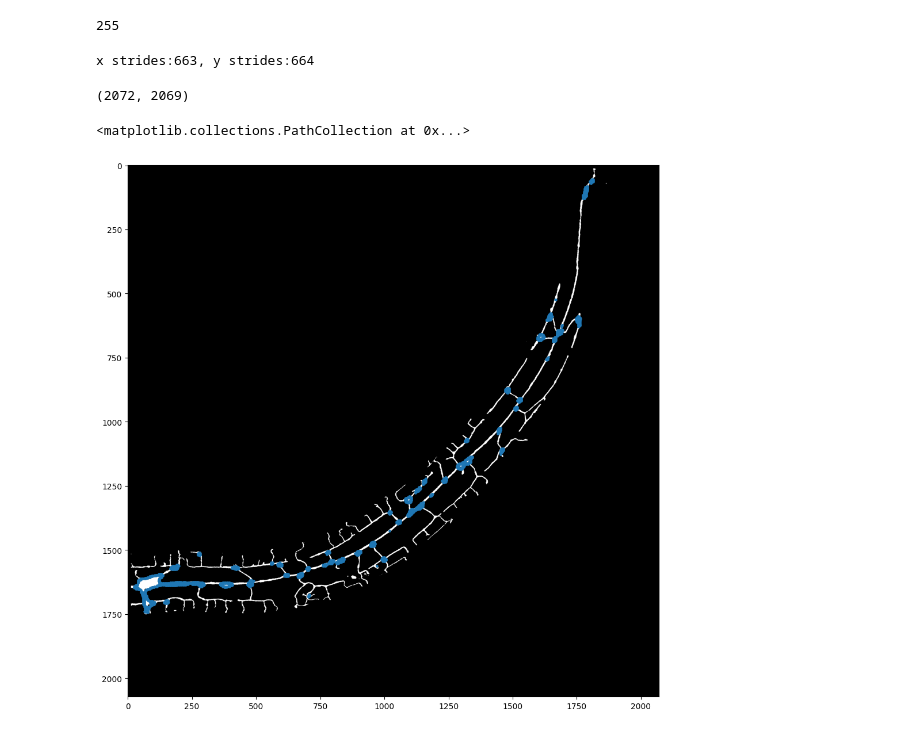
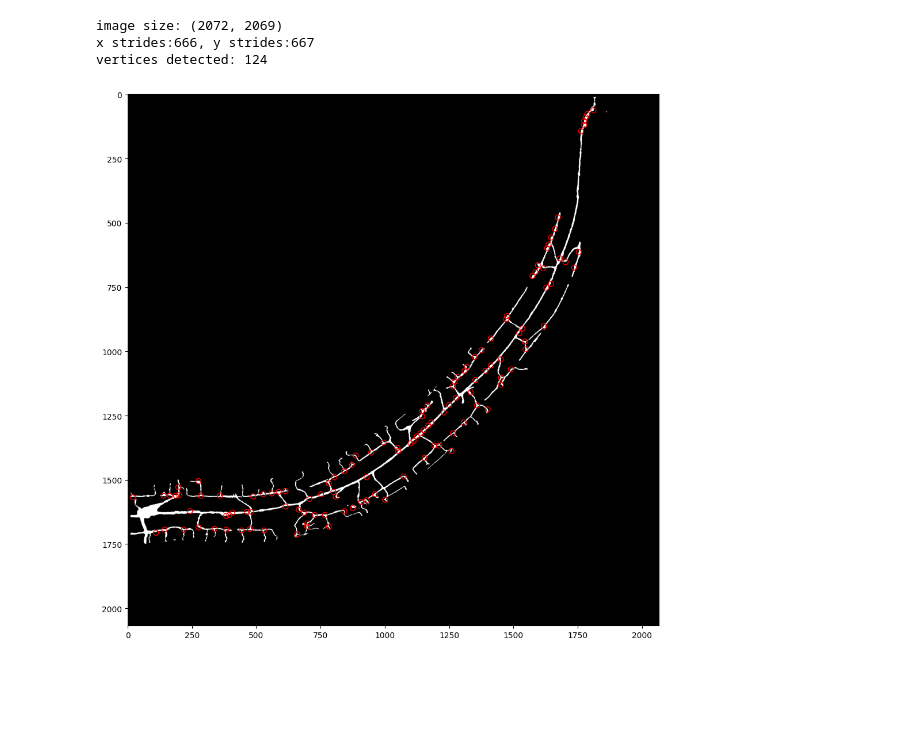
Before and after one commit to nghess/worm-warp, a Jupyter notebook: vertex_finder.ipynb, the cells around one changed output. Drawn from its saved outputs; the diff is of its cells as text; code cells hidden in the pictures; blank space fills up the shorter version.

```diff
--- a/vertex_finder.ipynb
+++ b/vertex_finder.ipynb
@@ -76,21 +140,27 @@ def find_vertices(img, kernel, stride):
-# %%
-src = cv2.imread('test_sequence/image2.png', cv2.IMREAD_GRAYSCALE)
-_, src = cv2.threshold(src, 10, 255, cv2.THRESH_BINARY)
-# %%
-np.max(src)
-# %% [output]
-255
-# %%
-resized_img, vertices = find_vertices(src, window, stride)
-resized_img.shape
-# %% [output]
-x strides:663, y strides:664
-(2072, 2069)
-# %%
-# Plot Vertices on image
-fig, ax = plt.subplots(figsize=(12, 12))
-ax.imshow(resized_img, cmap='gray')
-ax.scatter(*zip(*vertices), s=5)
-# %% [output]
-<matplotlib.collections.PathCollection at 0x...>
-[figure, removed]
+# %%
+# Find vertices in image
+print(f"image size: {resized_img.shape}")
+resized_img, vertices, ends = find_vertices(src, window, stride)
+print(f"vertices detected: {len(vertices)}")
+# %% [output]
+image size: (2072, 2069)
+x strides:666, y strides:667
+vertices detected: 124
+# %%
+from matplotlib.patches import Circle
+# Plot Vertices on image
+fig, ax = plt.subplots(figsize=(12, 12))
+ax.imshow(resized_img, cmap='gray')
+#ax.scatter(*zip(*vertices), s=25, c='r', alpha=0.5)
+
+# Adding circles at each knot
+for xi, yi in vertices:
+    circle = Circle((xi, yi), radius=(window//2), fill=False, edgecolor='red', linewidth=1)
+    ax.add_patch(circle)
+
+# Adding circles at each end
+for xi, yi in ends:
+    circle = Circle((xi, yi), radius=(window//2), fill=False, edgecolor='blue', linewidth=1)
+    ax.add_patch(circle)
+# %% [output]
+[figure, added]
```
Also changed, not shown: parts of 5 cells of this notebook, 2 other files.
